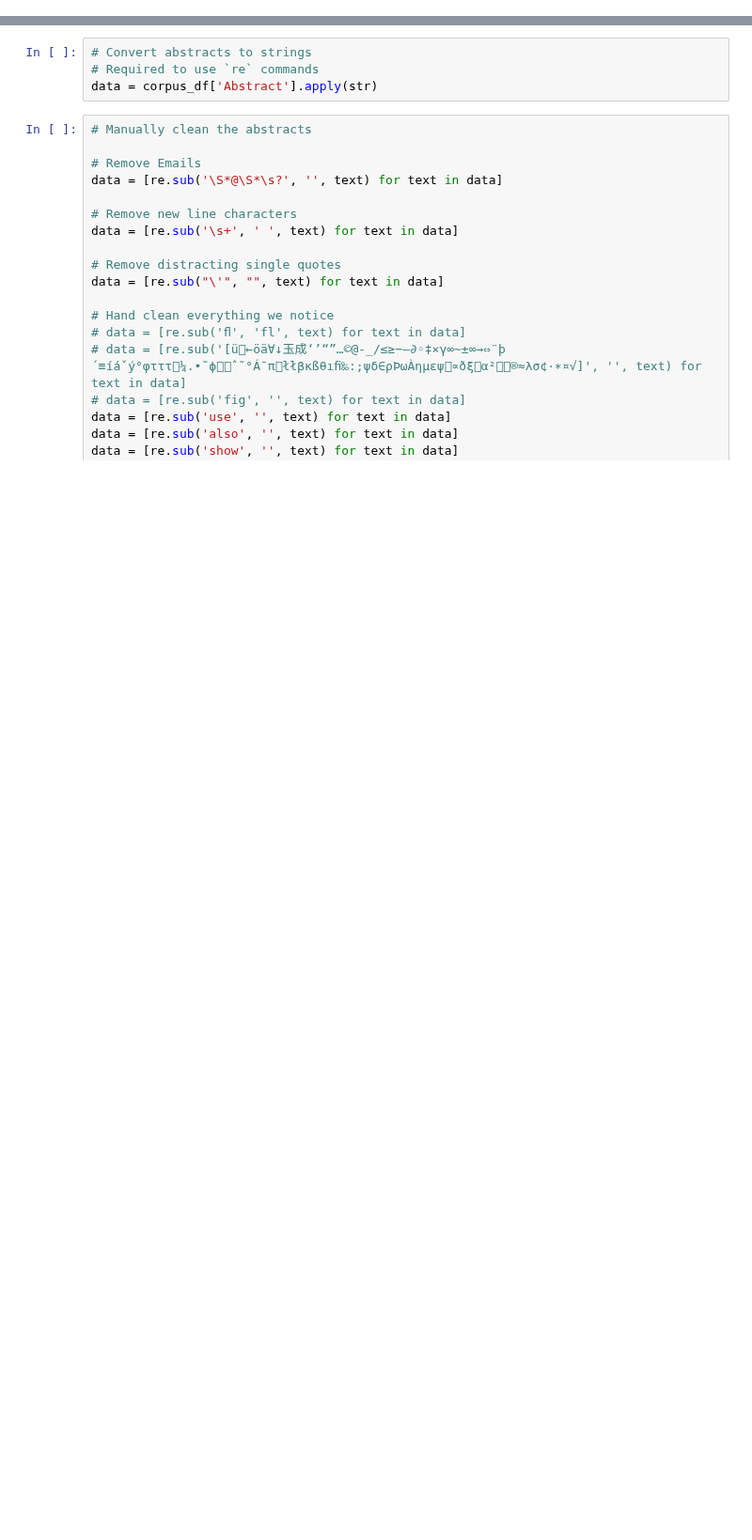
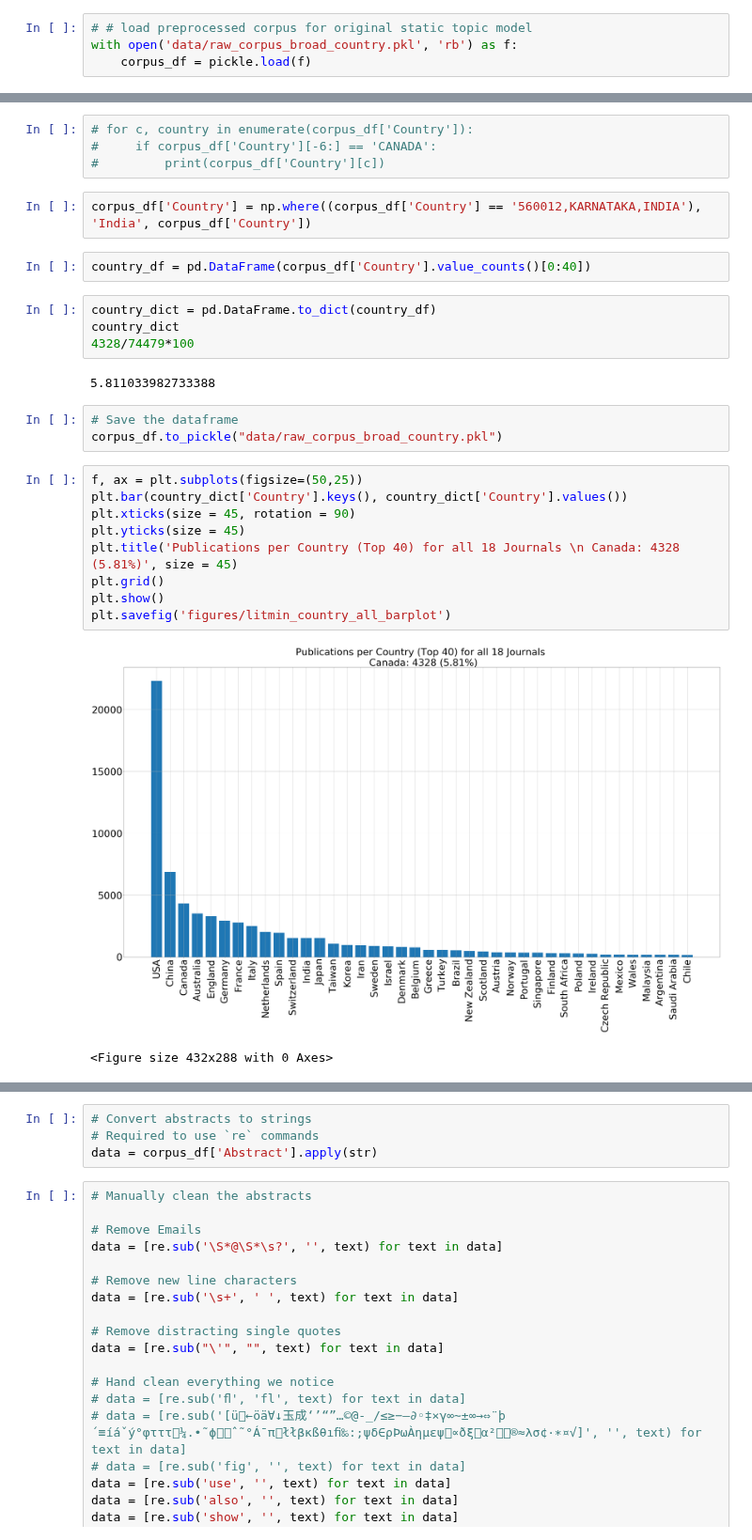
Before and after one commit to mashrekur/topic_modeling_hydrology, a Jupyter notebook: 0_data_preprocessing_broad.ipynb, the cells around one changed output, grey strips where cells are left out. Shown at 94% size. Saved outputs shown, nothing was run; the diff lists cells and outputs as text; blank space fills up the shorter version.

```diff
--- a/0_data_preprocessing_broad.ipynb
+++ b/0_data_preprocessing_broad.ipynb
@@ -209,0 +132,4 @@ corpus_df.reset_index(drop=True)
+# %%
+# # load preprocessed corpus for original static topic model
+with open('data/raw_corpus_broad_country.pkl', 'rb') as f:
+    corpus_df = pickle.load(f)
@@ -209,0 +142,29 @@ corpus_df.reset_index(drop=True)
+# %%
+# for c, country in enumerate(corpus_df['Country']):
+#     if corpus_df['Country'][-6:] == 'CANADA':
+#         print(corpus_df['Country'][c])
+# %%
+corpus_df['Country'] = np.where((corpus_df['Country'] == '560012,KARNATAKA,INDIA'), 'India', corpus_df['Country'])
+# %%
+country_df = pd.DataFrame(corpus_df['Country'].value_counts()[0:40])
+# %%
+country_dict = pd.DataFrame.to_dict(country_df)
+country_dict
+4328/74479*100
+# %% [output]
+5.811033982733388
+# %%
+# Save the dataframe
+corpus_df.to_pickle("data/raw_corpus_broad_country.pkl")
+# %%
+f, ax = plt.subplots(figsize=(50,25))
+plt.bar(country_dict['Country'].keys(), country_dict['Country'].values())
+plt.xticks(size = 45, rotation = 90)
+plt.yticks(size = 45)
+plt.title('Publications per Country (Top 40) for all 18 Journals \n Canada: 4328 (5.81%)', size = 45)
+plt.grid()
+plt.show()
+plt.savefig('figures/litmin_country_all_barplot')
+# %% [output]
+[figure, added]
+<Figure size 432x288 with 0 Axes>
```
Also changed, not shown: parts of 31 cells of this notebook, 33 other files.
